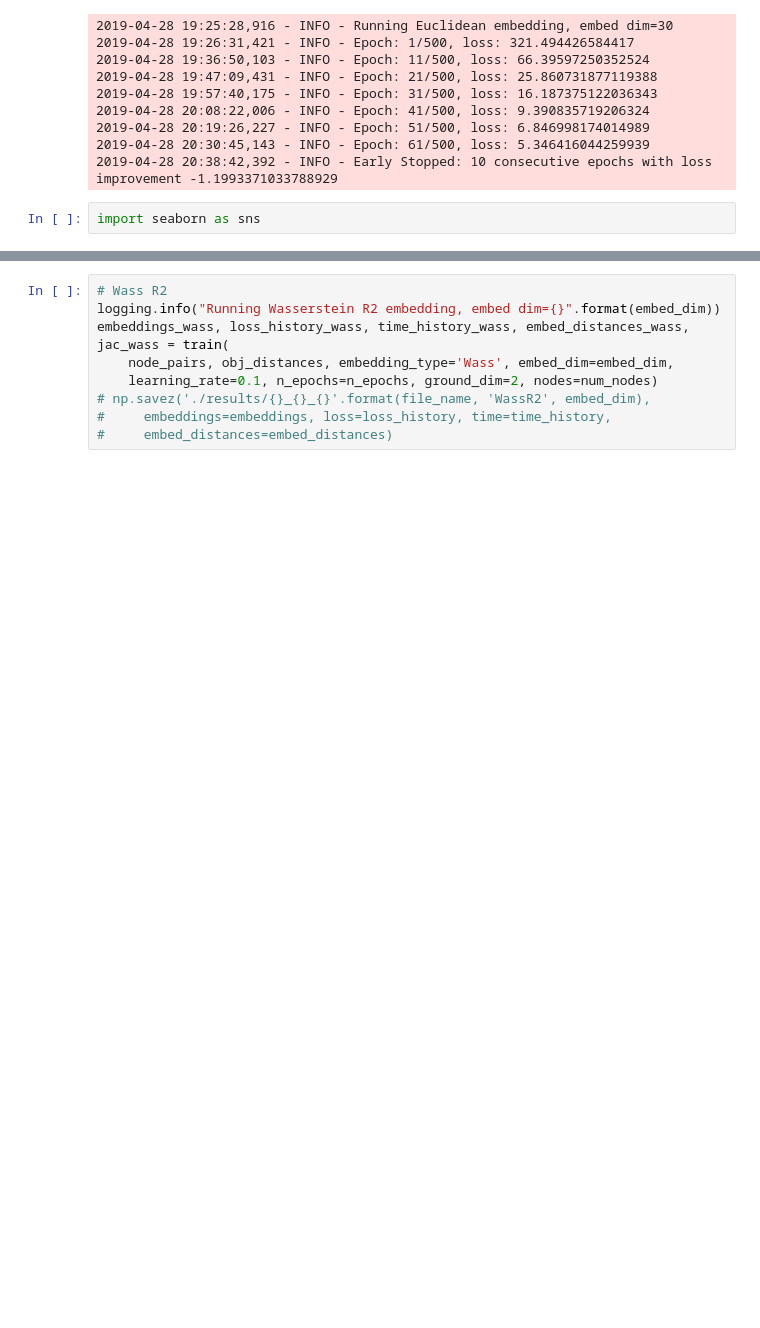
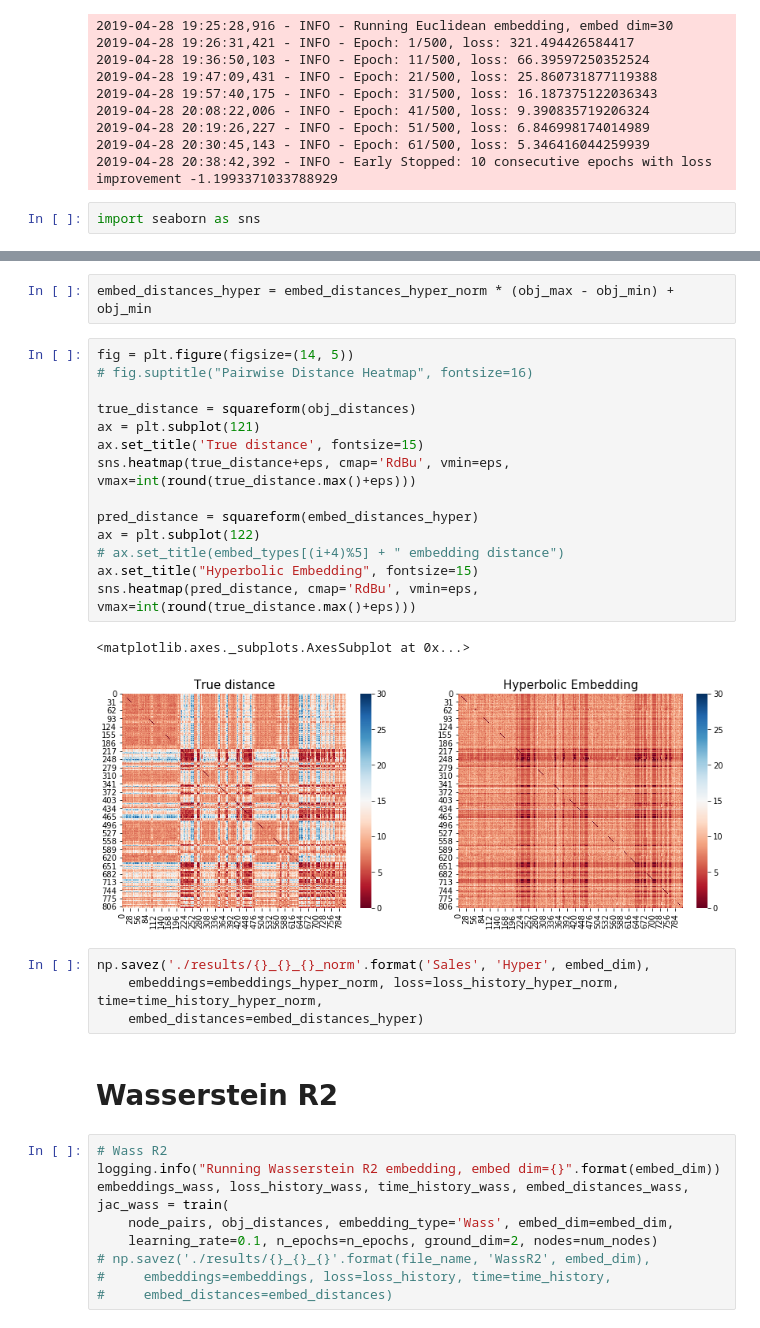
Before and after one commit to svenhsia/Entropic-Wasserstein-Embedding, a Jupyter notebook: Sales_shiwen.ipynb, the cells around one changed output, grey strips where cells are left out. Saved outputs shown, nothing was run; the diff lists cells and outputs as text; blank space fills up the shorter version.

```diff
--- a/Sales_shiwen.ipynb
+++ b/Sales_shiwen.ipynb
@@ -288,3 +343,28 @@ while True:
+# %%
+embed_distances_hyper = embed_distances_hyper_norm * (obj_max - obj_min) + obj_min
+# %%
+fig = plt.figure(figsize=(14, 5))
+# fig.suptitle("Pairwise Distance Heatmap", fontsize=16)
+
+true_distance = squareform(obj_distances)
+ax = plt.subplot(121)
+ax.set_title('True distance', fontsize=15)
+sns.heatmap(true_distance+eps, cmap='RdBu', vmin=eps, vmax=int(round(true_distance.max()+eps)))
+
+pred_distance = squareform(embed_distances_hyper)
+ax = plt.subplot(122)
+# ax.set_title(embed_types[(i+4)%5] + " embedding distance")
+ax.set_title("Hyperbolic Embedding", fontsize=15)
+sns.heatmap(pred_distance, cmap='RdBu', vmin=eps, vmax=int(round(true_distance.max()+eps)))
+# %% [output]
+<matplotlib.axes._subplots.AxesSubplot at 0x...>
+[figure, added]
+# %%
+np.savez('./results/{}_{}_{}_norm'.format('Sales', 'Hyper', embed_dim),
+    embeddings=embeddings_hyper_norm, loss=loss_history_hyper_norm, time=time_history_hyper_norm,
+    embed_distances=embed_distances_hyper)
+# %% [markdown]
+# Wasserstein R2
 # %%
 # Wass R2
 logging.info("Running Wasserstein R2 embedding, embed dim={}".format(embed_dim))
```
Also changed, not shown: parts of 19 cells of this notebook, 6 other files.
